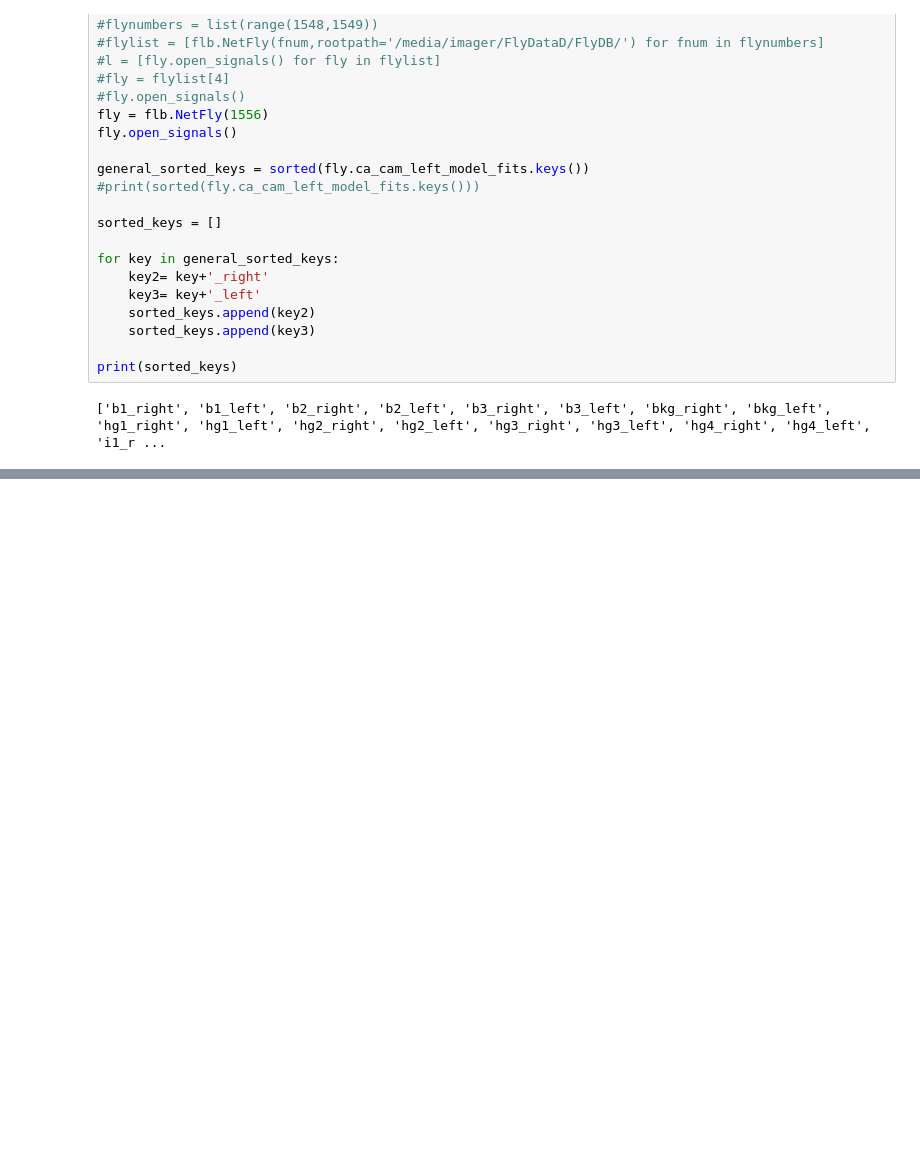
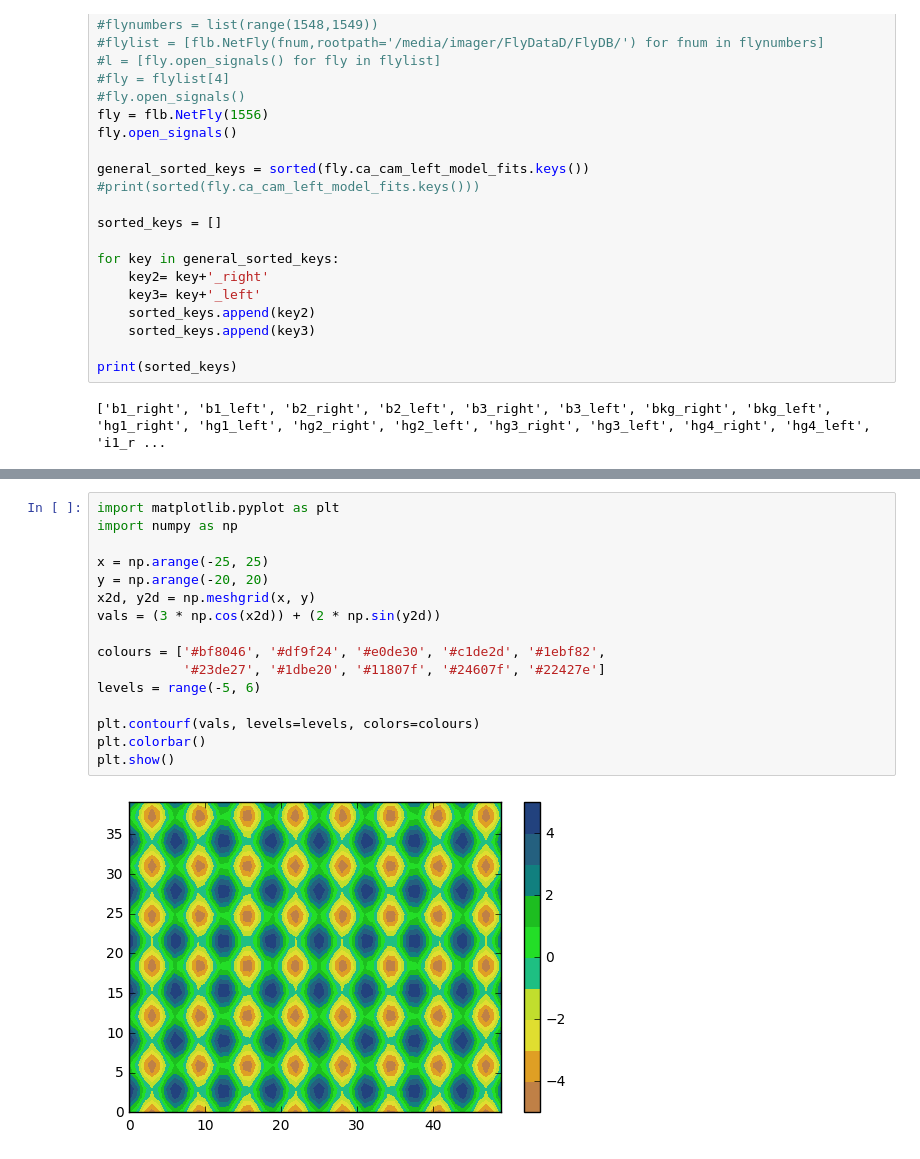
Before and after one commit to lyshds/kinematics_triggered_correlations, a Jupyter notebook: 37_activity_matrices.ipynb, the cells around one changed output, grey strips where cells are left out. Drawn from its saved outputs; the diff is of its cells as text; blank space fills up the shorter version.

```diff
--- a/37_activity_matrices.ipynb
+++ b/37_activity_matrices.ipynb
@@ -445,0 +249,18 @@ alt.Chart(source).mark_rect().encode(
+# %%
+import matplotlib.pyplot as plt
+import numpy as np
+
+x = np.arange(-25, 25)
+y = np.arange(-20, 20)
+x2d, y2d = np.meshgrid(x, y)
+vals = (3 * np.cos(x2d)) + (2 * np.sin(y2d))
+
+colours = ['#bf8046', '#df9f24', '#e0de30', '#c1de2d', '#1ebf82',
+           '#23de27', '#1dbe20', '#11807f', '#24607f', '#22427e']
+levels = range(-5, 6)
+
+plt.contourf(vals, levels=levels, colors=colours)
+plt.colorbar()
+plt.show()
+# %% [output]
+[figure, added]
```
Also changed, not shown: parts of 41 cells of this notebook, 5 other files.
